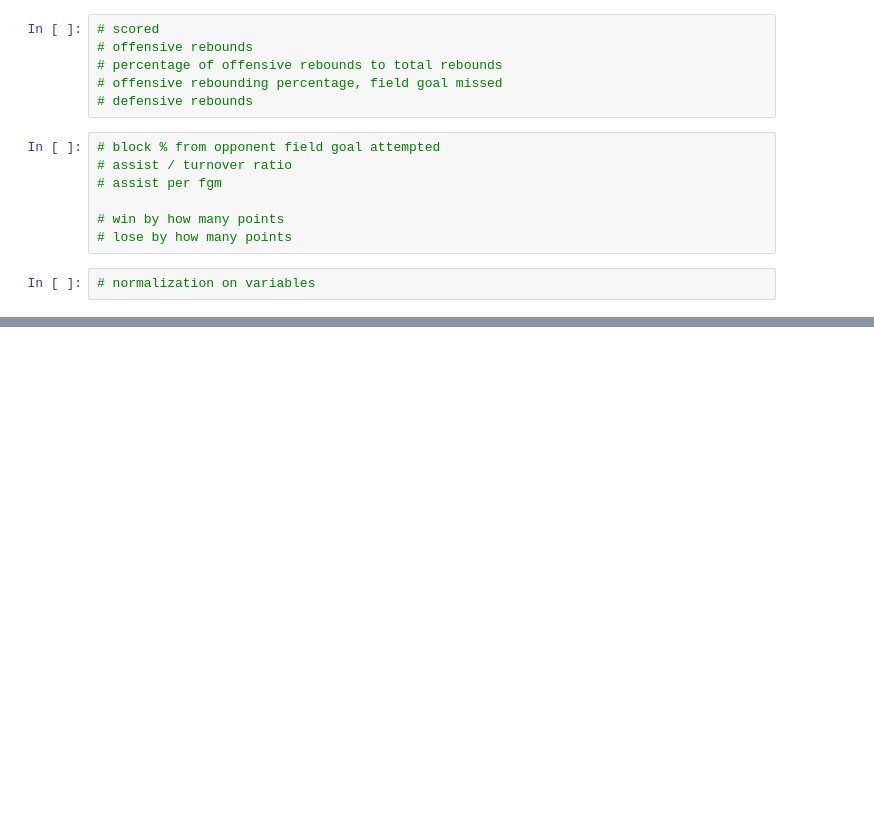
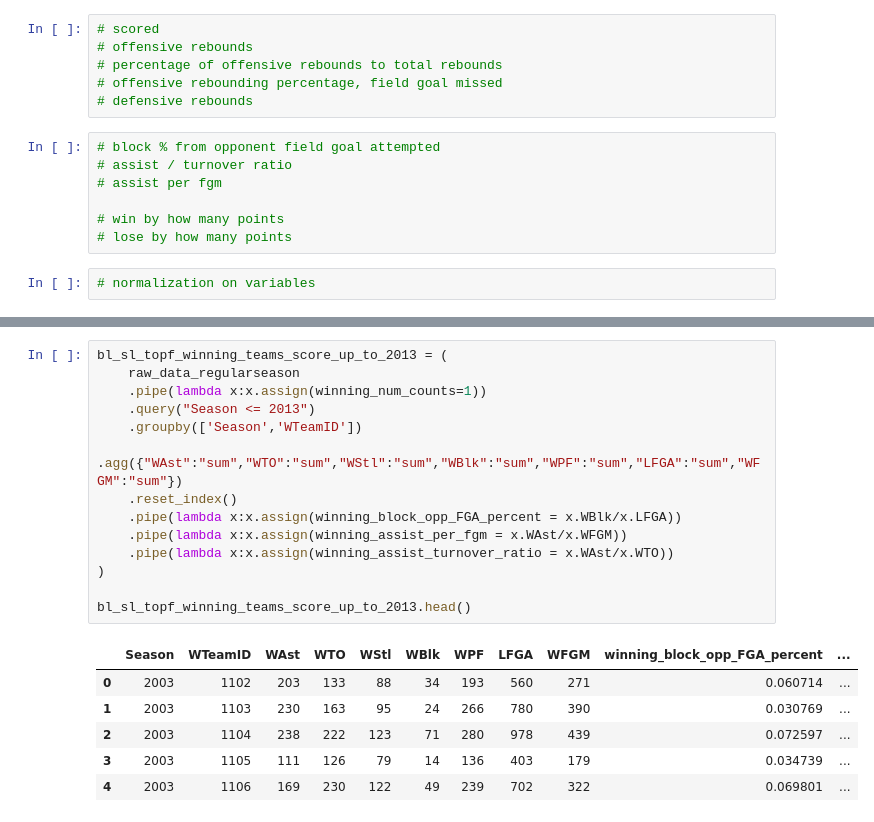
Before and after one commit to shumingpeh/kaggle-ncaa-madness-men, a Jupyter notebook: Intermediate Variables.ipynb, the cells around one changed output, grey strips where cells are left out. Cells and saved outputs as stored; diff of their text form; blank space fills up the shorter version.

```diff
--- a/Intermediate Variables.ipynb
+++ b/Intermediate Variables.ipynb
@@ -414,0 +595,21 @@ pd.read_csv("data/DataFiles/TeamCoaches.csv").head()
+# %%
+bl_sl_topf_winning_teams_score_up_to_2013 = (
+    raw_data_regularseason
+    .pipe(lambda x:x.assign(winning_num_counts=1))
+    .query("Season <= 2013")
+    .groupby(['Season','WTeamID'])
+    .agg({"WAst":"sum","WTO":"sum","WStl":"sum","WBlk":"sum","WPF":"sum","LFGA":"sum","WFGM":"sum"})
+    .reset_index()
+    .pipe(lambda x:x.assign(winning_block_opp_FGA_percent = x.WBlk/x.LFGA))
+    .pipe(lambda x:x.assign(winning_assist_per_fgm = x.WAst/x.WFGM))
+    .pipe(lambda x:x.assign(winning_assist_turnover_ratio = x.WAst/x.WTO))
+)
+
+bl_sl_topf_winning_teams_score_up_to_2013.head()
+# %% [output]
+|  | Season | WTeamID | WAst | WTO | WStl | WBlk | WPF | LFGA | WFGM | winning_block_opp_FGA_percent | ... |
+| 0 | 2003 | 1102 | 203 | 133 | 88 | 34 | 193 | 560 | 271 | 0.060714 | ... |
+| 1 | 2003 | 1103 | 230 | 163 | 95 | 24 | 266 | 780 | 390 | 0.030769 | ... |
+| 2 | 2003 | 1104 | 238 | 222 | 123 | 71 | 280 | 978 | 439 | 0.072597 | ... |
+| 3 | 2003 | 1105 | 111 | 126 | 79 | 14 | 136 | 403 | 179 | 0.034739 | ... |
+| 4 | 2003 | 1106 | 169 | 230 | 122 | 49 | 239 | 702 | 322 | 0.069801 | ... |
```
Also changed, not shown: parts of 42 cells of this notebook, 2 other files.
